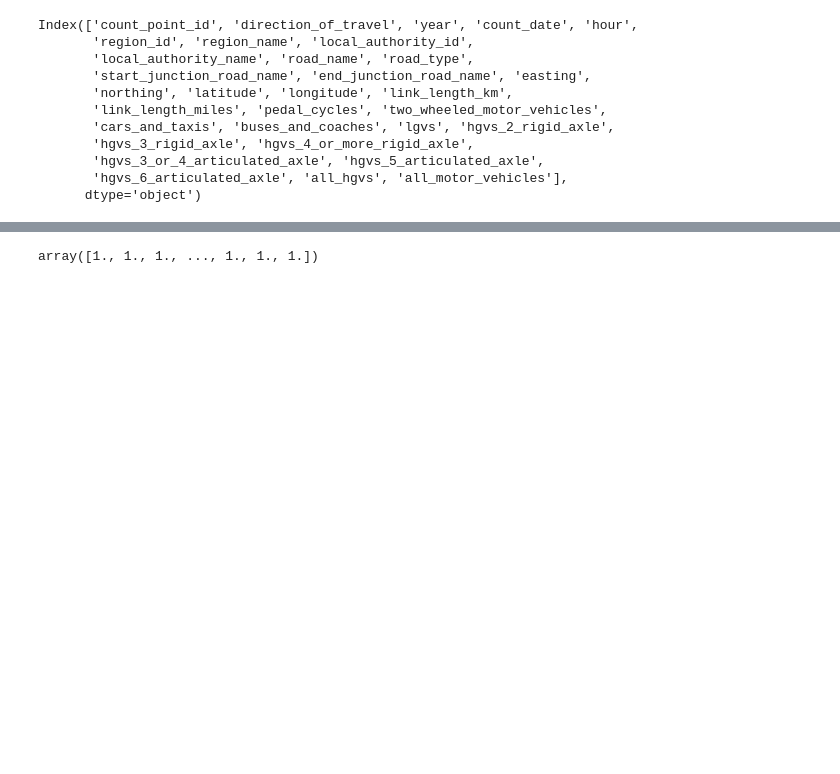
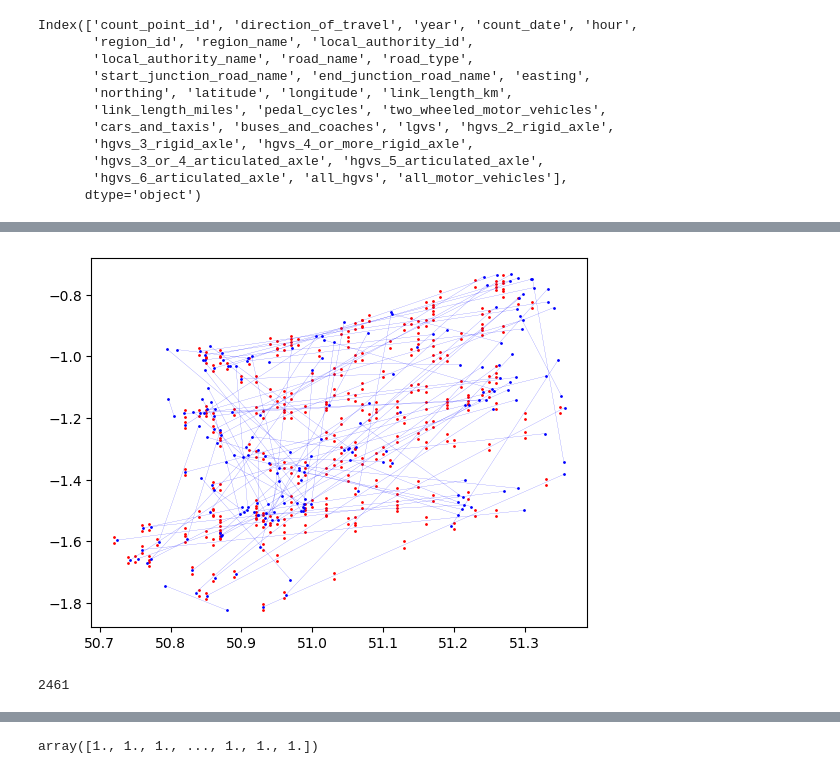
Before and after one commit to electric-berry/base, a Jupyter notebook: data_collection/traffic.ipynb, the cells around one changed output, grey strips where cells are left out. Drawn from its saved outputs; the diff is of its cells as text; code cells hidden in the pictures; blank space fills up the shorter version.

```diff
--- a/data_collection/traffic.ipynb
+++ b/data_collection/traffic.ipynb
@@ -53,0 +79,54 @@ plt.show()
+# %%
+possible = set()
+def points_from_line(start_point,end_point,distance = 0.1,y_distance = 0.01):
+    points = []
+
+    start_point,end_point = sorted([start_point,end_point])
+    start_point = np.array(start_point)
+    end_point = np.array(end_point)
+    start_x,start_y = np.array(start_point)
+    end_x,end_y = np.array(end_point)
+    gradient = (end_y - start_y)/(end_x-start_x)
+    distance_between = np.linalg.norm(start_point-end_point)
+
+    num_points = round(distance_between/distance)
+    # print(start_x,start_y)
+    counter = 0
+    while True:
+        x = start_x + counter*distance
+        y = start_y + gradient*(counter*distance)
+        if x > end_x or y > end_y:
+            break
+        top_point = [round(x,2),round(y+y_distance,3)]
+        bottom_point = [round(x,2),round(y-y_distance,3)]
+        # print([x,y])
+        if not(tuple(top_point) in possible):
+            possible.add(tuple(top_point))
+            points.append(top_point)
+        # else:
+        #     print("IN")
+        if not(tuple(bottom_point) in possible):
+            possible.add(tuple(bottom_point))
+            points.append(bottom_point)
+        # else:
+        #     print("IN")
+        # points.append([x,y])
+        counter += 1
+    return points
+from matplotlib import pyplot as plt
+counter = 0
+fig, ax = plt.subplots()
+for i in range(0,200,2):
+    x,y = latitudes[i],longitudes[i]
+    points = points_from_line([latitudes[i],longitudes[i]],[latitudes[i+1],longitudes[i+1]])
+    for point in points:
+        ax.scatter(point[0],point[1],s=1,c="red")
+    ax.plot(latitudes[i:i+2], longitudes[i:i+2], 'bo-', linewidth=0.1, markersize=1)
+
+    counter += 1
+# %% [output]
+[figure, added]
+# %%
+len(possible)
+# %% [output]
+2461
```
Also changed, not shown: parts of 5 cells of this notebook, 2 other files.
